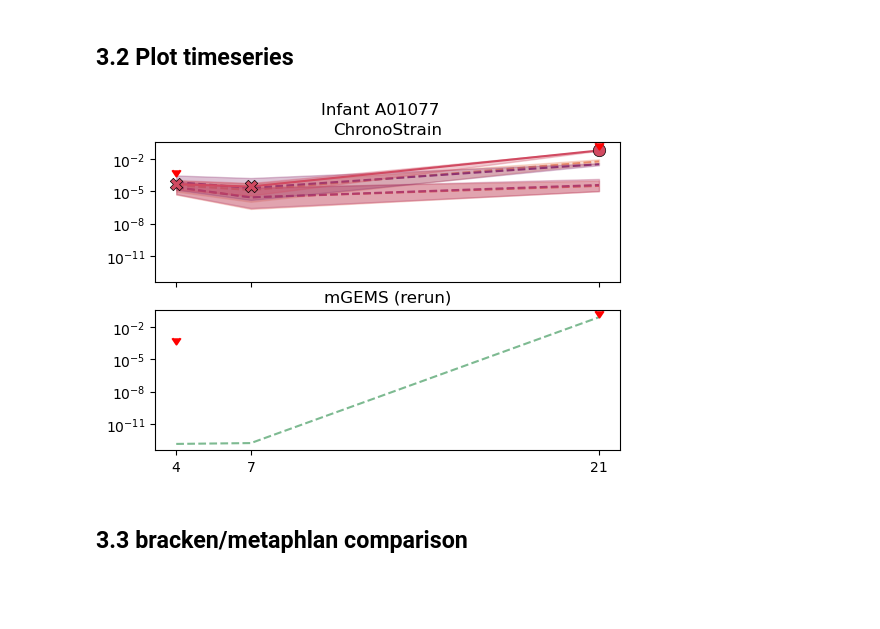
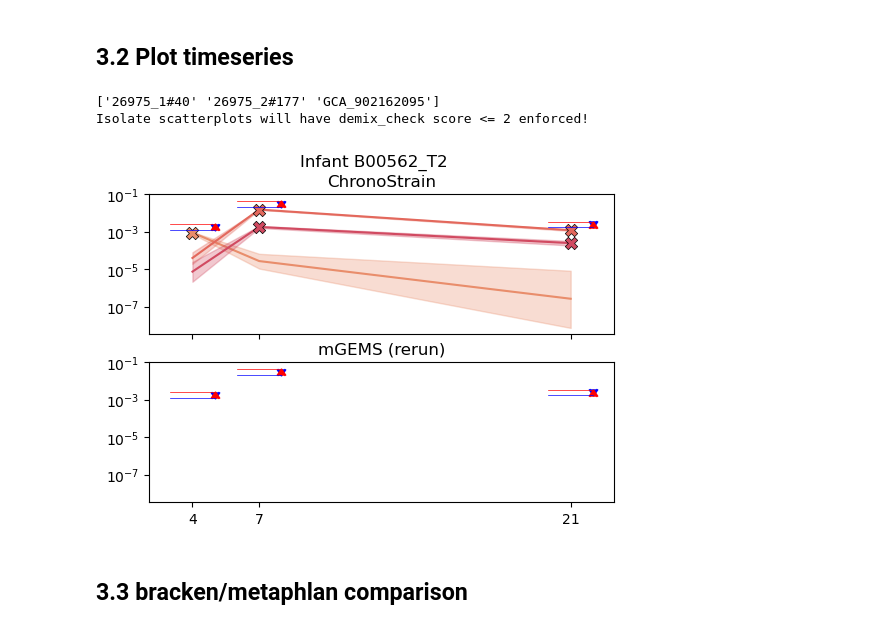
Before and after one commit to gibsonlab/chronostrain, a Jupyter notebook: examples/infant-nt/notebooks/inference_comparison.ipynb, the cells around one changed output. Cells and saved outputs as stored; diff of their text form; code cells hidden in the pictures; blank space fills up the shorter version.

```diff
--- a/examples/infant-nt/notebooks/inference_comparison.ipynb
+++ b/examples/infant-nt/notebooks/inference_comparison.ipynb
@@ -1524,32 +1540,56 @@ def plot_third_party_species_estimates(infant_id, ax, species_estimates, marker_
+# %%
+def plot_third_party_species_estimates(infant_id, ax, species_estimates, marker_color='red', arrow_direction='down'):
+    time_points = sorted(
+        pd.unique(
+            infant_dfs.loc[
+                infant_dfs['Participant'] == infant_id,
+                'T'
+            ]
+        )
+    )
+
+    t_offset = +1.0
+    bracken_est_traj = species_estimates.loc[species_estimates['Infant'] == infant_id].sort_values('T')['Efaec']
+    for t, y in zip(time_points, bracken_est_traj):
+        if arrow_direction == 'down':
+            ax.scatter([t + t_offset], [y], marker=7, color=marker_color, alpha=1.0)
+        elif arrow_direction == 'up':
+            ax.scatter([t + t_offset], [y], marker=6, color=marker_color, alpha=1.0)
+        ax.plot([t-t_offset, t+t_offset], [y, y], linestyle='-', color=marker_color, linewidth=0.5)
+    ax.set_xticks(time_points)
 # %%
 fig, axes = plt.subplots(2, 1, figsize=(6, 4), sharex=True, sharey=True)
 
-infant_id = 'A01077'
+# infant_id = 'A00559'
+# infant_id = 'B00178'
+infant_id = 'B00562_T2'
 # infant_id = 'B00053'
 # infant_id = 'B02273'
 
 
 #infant_id = 'C01331'
 #infant_id = 'A01678'
 
 
 axes[0].set_title('ChronoStrain')
-plot_chronostrain(infant_id, 'chronostrain_mutation_002', axes[0], sb.color_palette("flare"), dfs_to_plot['chronostrain:mut_002'], plot_config.chronostrain['mut_002'].posterior)
+plot_chronostrain(infant_id, 'chronostrain', axes[0], sb.color_palette("flare"), dfs_to_plot['chronostrain:coarse_default'], plot_config.chronostrain['coarse_default'].posterior)
 axes[1].set_title('mGEMS (rerun)')
-plot_mgems(infant_id, axes[1], sb.color_palette("crest"), dfs_to_plot['mgems:mut_002_dm2'], marker_enforce_demix_ub=None)
+plot_mgems(infant_id, axes[1], sb.color_palette("crest"), dfs_to_plot['mgems:coarse'], marker_enforce_demix_ub=2)
 fig.suptitle(f"Infant {infant_id}")
 
-# plot_third_party_species_estimates(infant_id, axes[0], bracken_estimates, marker_color='blue')
-# plot_third_party_species_estimates(infant_id, axes[1], bracken_estimates, marker_color='blue')
-plot_third_party_species_estimates(infant_id, axes[0], metaphlan_estimates, marker_color='red')
-plot_third_party_species_estimates(infant_id, axes[1], metaphlan_estimates, marker_color='red')
+plot_third_party_species_estimates(infant_id, axes[0], bracken_estimates, marker_color='blue', arrow_direction='down')
+plot_third_party_species_estimates(infant_id, axes[1], bracken_estimates, marker_color='blue', arrow_direction='down')
+plot_third_party_species_estimates(infant_id, axes[0], metaphlan_estimates, marker_color='red', arrow_direction='up')
+plot_third_party_species_estimates(infant_id, axes[1], metaphlan_estimates, marker_color='red', arrow_direction='up')
 # plot_bracken_estimates(infant_id, axes[2])
 
 for ax in axes:
     ax.set_yscale('log')
 plt.savefig(f'plots/{infant_id}_traj.png')
 # %% [output]
+['26975_1#40' '26975_2#177' 'GCA_902162095']
+Isolate scatterplots will have demix_check score <= 2 enforced!
-[figure, old version]
+[figure, new version]
 # %% [markdown]
 ## 3.3 bracken/metaphlan comparison
 # %% [markdown]
```
Also changed, not shown: parts of 27 cells of this notebook, 7 other files.
